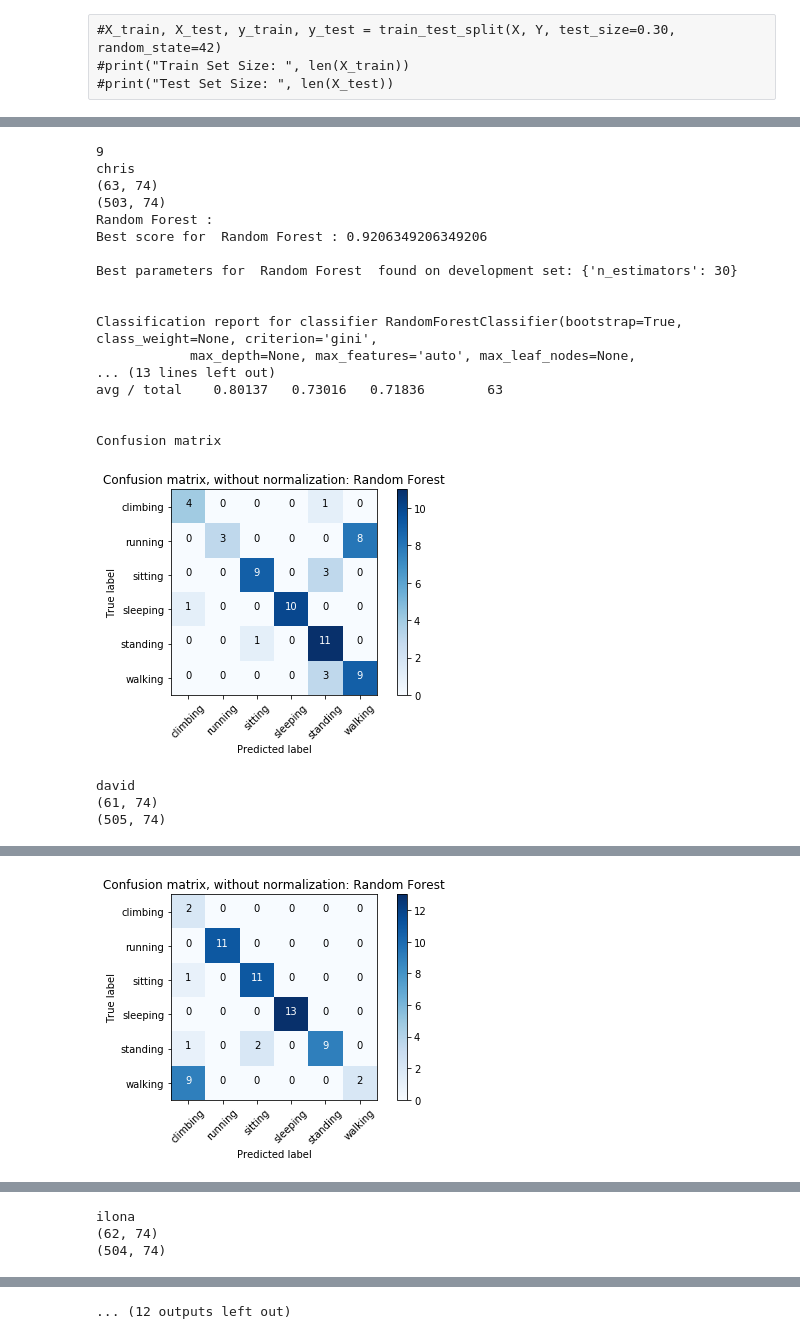
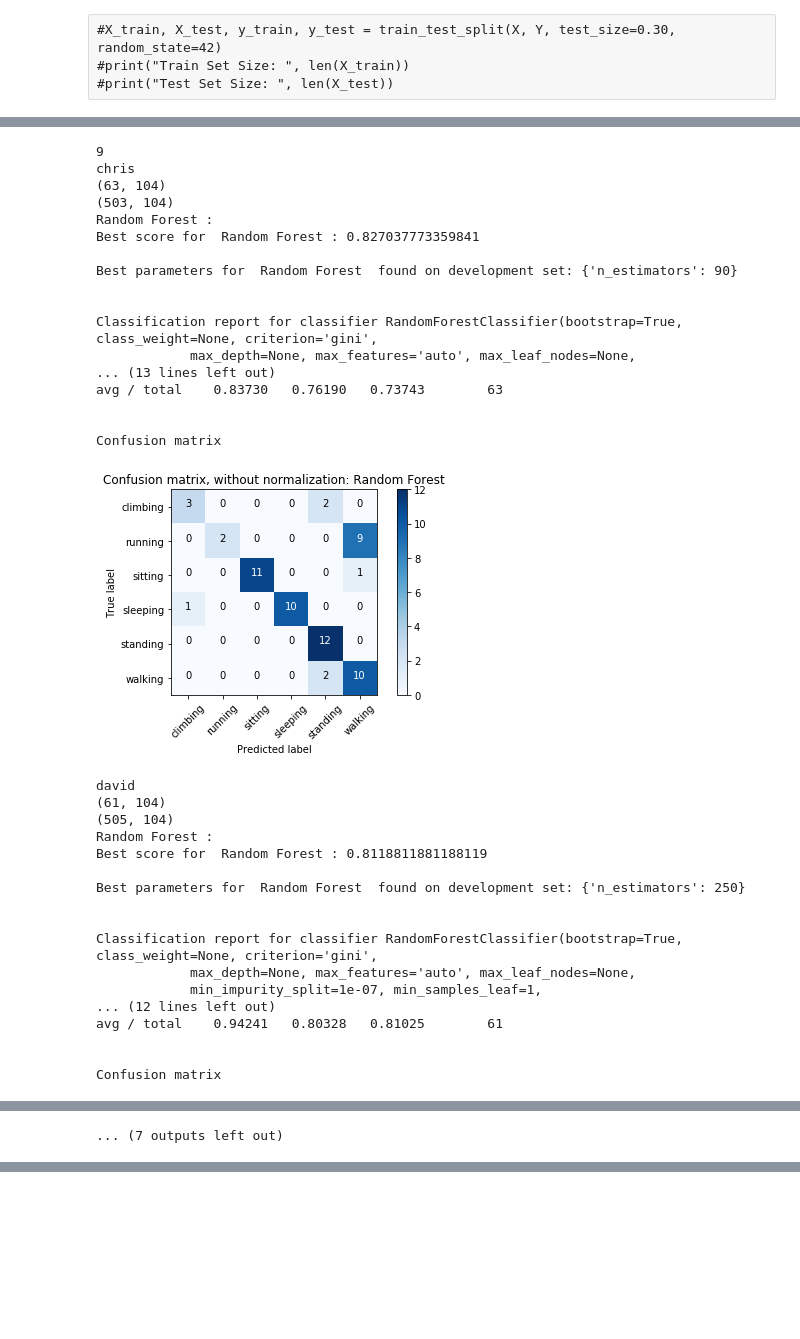
Before and after one commit to dsaffo/ToddlerActivityRecognition, a Jupyter notebook: Toddler Activity Recognition.ipynb, the cells around one changed output, grey strips where cells are left out. Drawn from its saved outputs; the diff is of its cells as text; code cells hidden in the pictures; blank space fills up the shorter version.

```diff
--- a/Toddler Activity Recognition.ipynb
+++ b/Toddler Activity Recognition.ipynb
@@ -65,0 +94,17 @@ plt.show()
+# %%
+# normalize feature importances
+
+importances = np.array(importances)
+importances /= importances.max()
+
+for f in range(X.shape[1]):
+    print("%d. feature '%s' (%f)" % (f + 1, feature_names[indices[f]], importances[indices[f]]))
+
+# Plot the feature importances of the forest
+plt.figure()
+plt.title("Feature importances")
+plt.bar(range(X.shape[1]), importances[indices],
+       color="r", yerr=std[indices], align="center")
+plt.xticks(range(X.shape[1]), indices)
+plt.xlim([-1, X.shape[1]])
+plt.show()
@@ -65,0 +130,10 @@ plt.show()
+# %%
+# select features > 40 % importance
+features = [i for i,j in zip(feature_names,importances) if j > 0.25]
+
+print ("Selected number of features: %d" % len(features))
+
+for f in range(len(features)):
+    print("%d. feature %s (%f)" % (f + 1, feature_names[indices[f]], importances[indices[f]]))
+
+print(features)
@@ -95,7 +187,7 @@ def plot_confusion_matrix(cm, classes,
     plt.ylabel('True label')
     plt.xlabel('Predicted label')
 # %%
-def grid(X_train,y_train,X_test,y_test):
+def grid(X_train,y_train):
     # Different models to try
     #       Model name ---------------------------------------------------------------------
     #      Parameters ------------------------------------------                           |
@@ -130,12 +222,13 @@ def grid(X_train,y_train,X_test,y_test):
     cv = 10 # for 10-folds cross-validation
 
     # Leave One Group Out
+    groups = y_train.unique()
     logo = LeaveOneGroupOut()
     cv = logo.get_n_splits(X_train,y_train,groups)
 
 
     for model in models:
-        clf = GridSearchCV(model[0], model[1], cv = 5)
+        clf = GridSearchCV(model[0], model[1], cv = cv)
         clf.fit(X_train, y_train)
         best_params = clf.best_params_
         best_estimator = clf.best_estimator_
@@ -189,39 +282,53 @@ def run(pram, X_train, y_train, X_test, y_test):
 # %%
 a = []
 print(len(groups))
 for g in groups:
     print(g)
     test = df.loc[(df.subject == g)]
     X_test = test[features]
     y_test = test['activity']
     print(test.shape)
     train = df.loc[(df.subject != g)]
     print(train.shape)
     X_train = train[features]
     y_train = train['activity']
-    pram = grid(X_test,y_test,X_train,y_train)
+    pram = grid(X_train,y_train)
     a.append(run(pram,X_train,y_train,X_test,y_test))
 avg = np.array(a)
 print(np.mean(avg))
 # %% [output]
 9
 chris
-(63, 74)
-(503, 74)
+(63, 104)
+(503, 104)
 Random Forest :
-Best score for  Random Forest : 0.9206349206349206
+Best score for  Random Forest : 0.827037773359841
 
-Best parameters for  Random Forest  found on development set: {'n_estimators': 30}
+Best parameters for  Random Forest  found on development set: {'n_estimators': 90}
 
 
 Classification report for classifier RandomForestClassifier(bootstrap=True, class_weight=None, criterion='gini',
             max_depth=None, max_features='auto', max_leaf_nodes=None,
 ... (13 lines left out)
-avg / total    0.80137   0.73016   0.71836        63
+avg / total    0.83730   0.76190   0.73743        63
 
 
 Confusion matrix
-[figure, old version]
+[figure, new version]
 david
-(61, 74)
-(505, 74)
+(61, 104)
+(505, 104)
+Random Forest :
+Best score for  Random Forest : 0.8118811881188119
+
+Best parameters for  Random Forest  found on development set: {'n_estimators': 250}
+
+
+Classification report for classifier RandomForestClassifier(bootstrap=True, class_weight=None, criterion='gini',
+            max_depth=None, max_features='auto', max_leaf_nodes=None,
+            min_impurity_split=1e-07, min_samples_leaf=1,
+... (12 lines left out)
+avg / total    0.94241   0.80328   0.81025        61
+
+
+Confusion matrix
@@ -242,4 +350,3 @@ avg / total    0.94199   0.78689   0.79940        61
 
 
 Confusion matrix
-[figure]
@@ -285,3 +408 @@ Confusion matrix
-ilona
-(62, 74)
-(504, 74)
+... (7 outputs left out)
@@ -305 +408,0 @@ Confusion matrix
-... (12 outputs left out)
```
Also changed, not shown: parts of 7 cells of this notebook, 4 other files.
